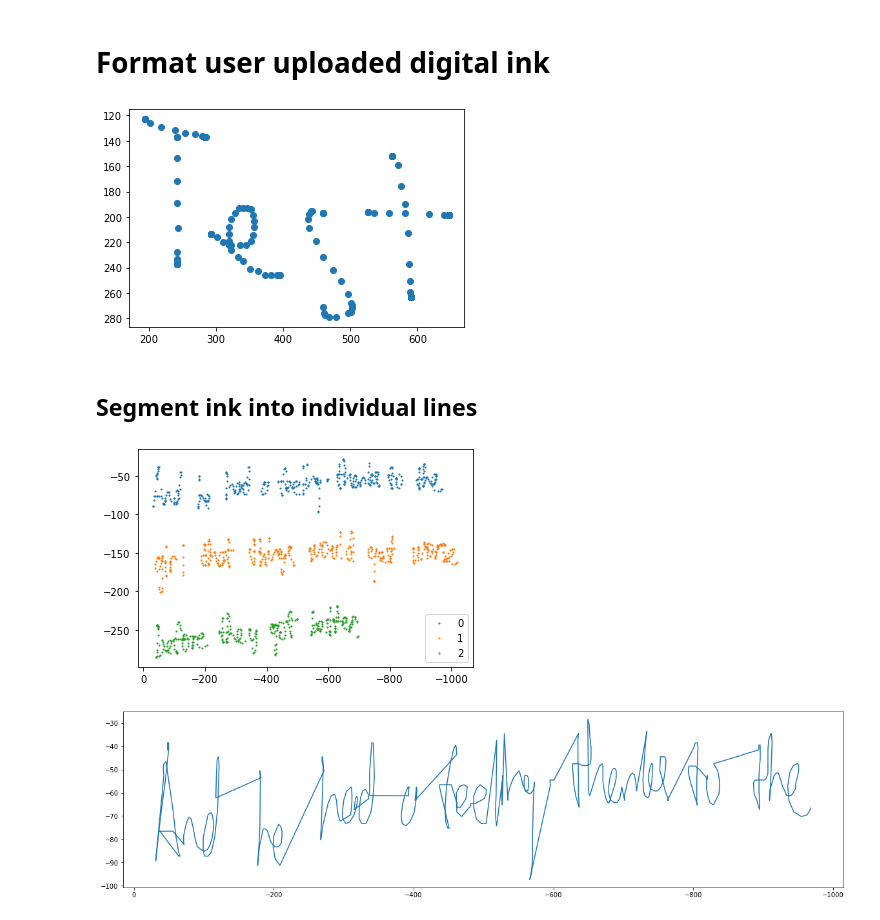
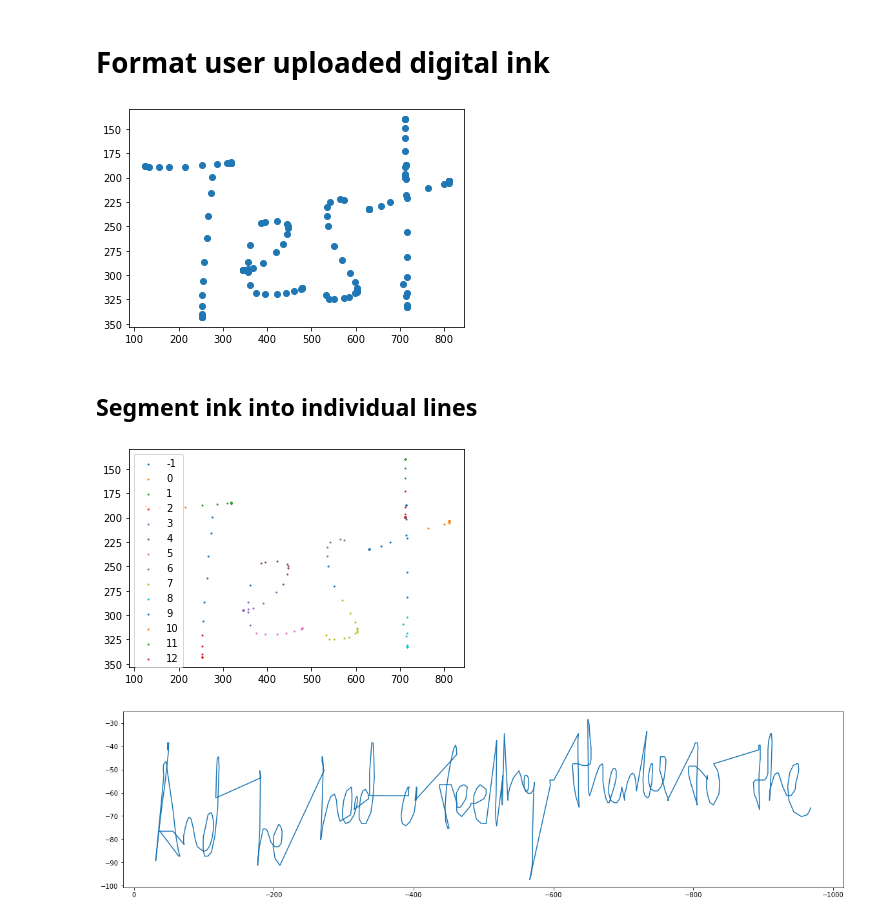
Before and after one commit to CustardTart32/digital-pen-backend, a Jupyter notebook: notebooks/format_ink.ipynb, the cells around one changed output. Saved outputs shown, nothing was run; the diff lists cells and outputs as text; code cells hidden in the pictures.

```diff
--- a/notebooks/format_ink.ipynb
+++ b/notebooks/format_ink.ipynb
@@ -8,14 +7,14 @@ import matplotlib.pyplot as plt
 from sklearn.preprocessing import normalize, StandardScaler
 from sklearn.cluster import DBSCAN
 # %%
-with open("../data/uploaded_ink/ii0oeGOKNjVN4m2CCXgn.json") as f:
+with open("../data/uploaded_ink/dg5A2HQQudmaSH0b01Jh.json") as f:
     ink = json.load(f)
 # %%
 plt.scatter(ink["x"], ink["y"])
 plt.gca().invert_yaxis()
 plt.show()
 # %% [output]
-[figure, old version]
+[figure, new version]
 # %% [markdown]
 ## Segment ink into individual lines
 # %%
@@ -31,13 +30,13 @@ labels = clustering.labels_
 # %%
 u_labels = np.unique(clustering.labels_)
 
 for i in u_labels:
     plt.scatter(X[labels == i , 0] , X[labels == i , 1] , label = i, s = 1)
 plt.legend()
-plt.gca().invert_xaxis()
+plt.gca().invert_yaxis()
 plt.show()
 # %% [output]
-[figure, old version]
+[figure, new version]
 # %%
 textLines = []
 
```
Also changed, not shown: parts of 1 cell of this notebook, 2 other files.
